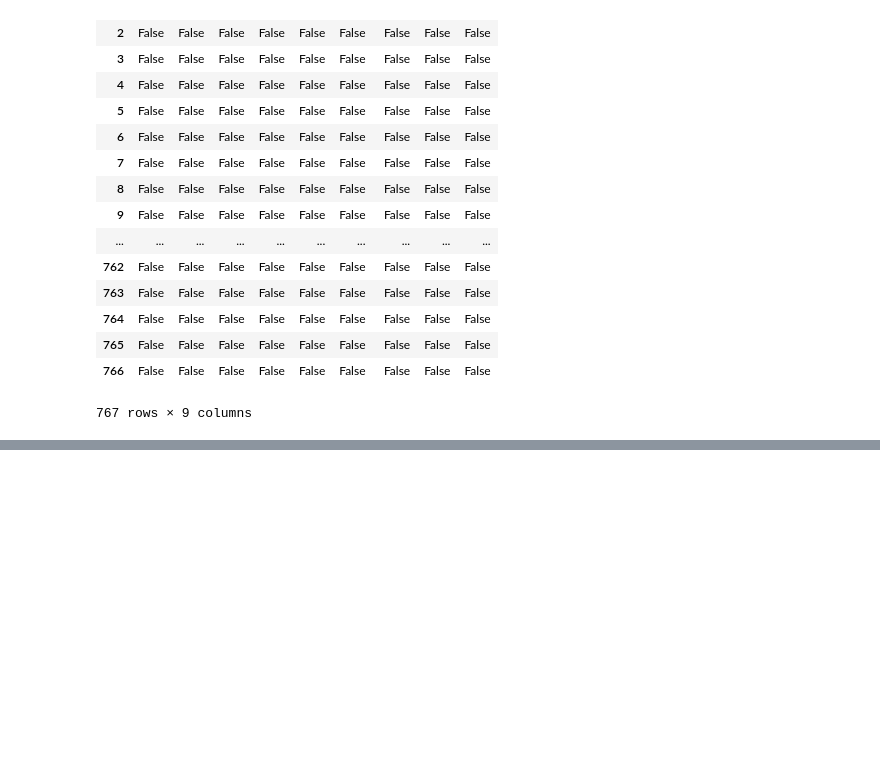
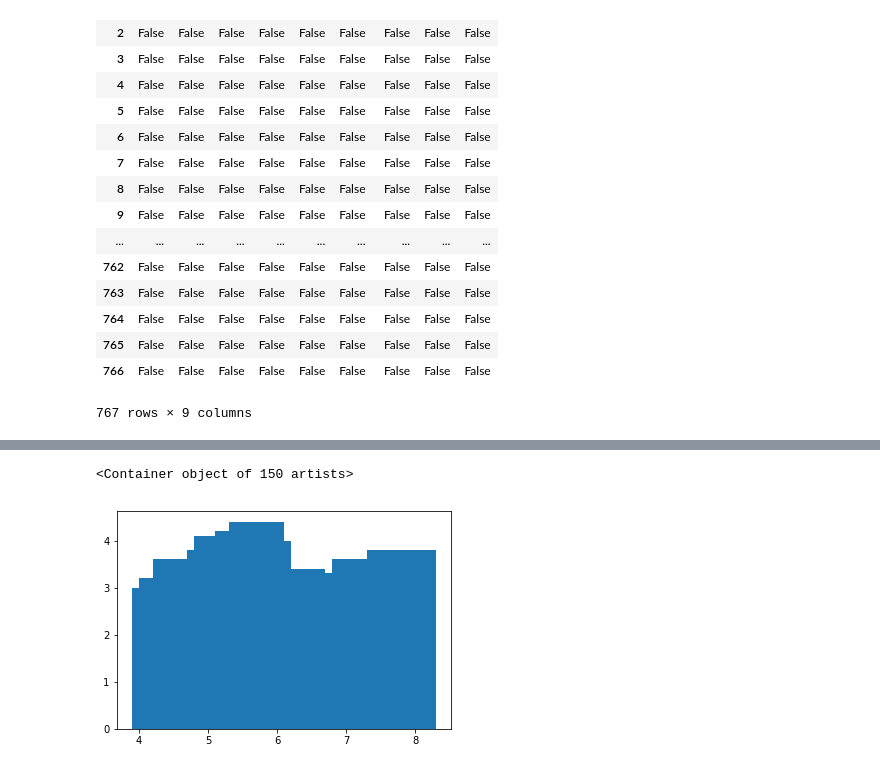
Before and after one commit to AKHIL-9513/AKHIL, a Jupyter notebook: ASSIGNMENT_24062019.ipynb, the cells around one changed output, grey strips where cells are left out. Cells and saved outputs as stored; diff of their text form; code cells hidden in the pictures; blank space fills up the shorter version.

```diff
--- a/ASSIGNMENT_24062019.ipynb
+++ b/ASSIGNMENT_24062019.ipynb
@@ -216,0 +308,5 @@ data
+# %%
+plt.bar(x,y)
+# %% [output]
+<Container object of 150 artists>
+[figure, added]
```
Also changed, not shown: parts of 17 cells of this notebook, 2 other files.
